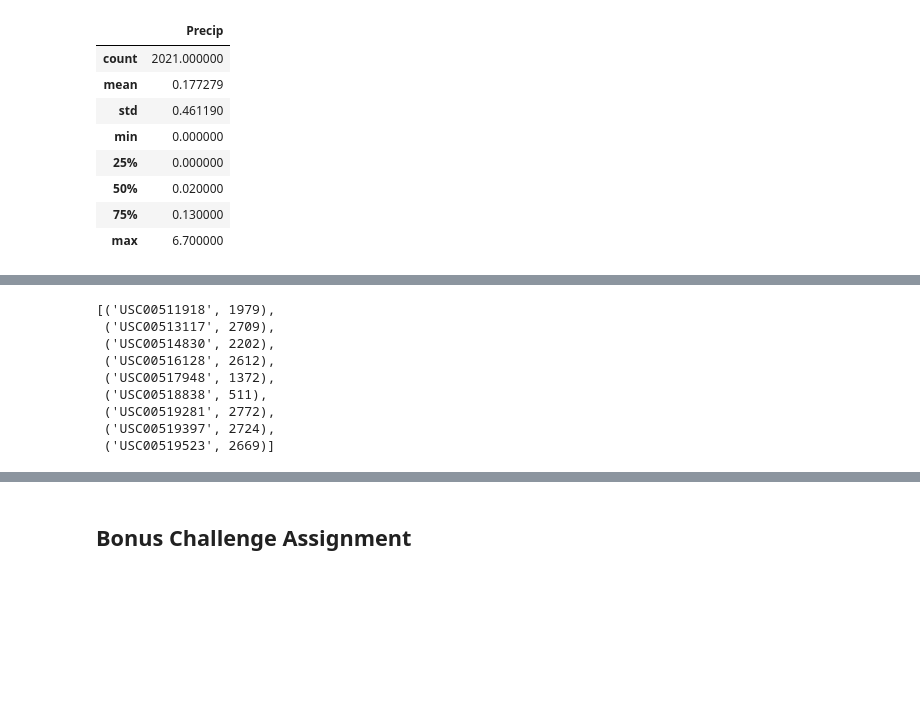
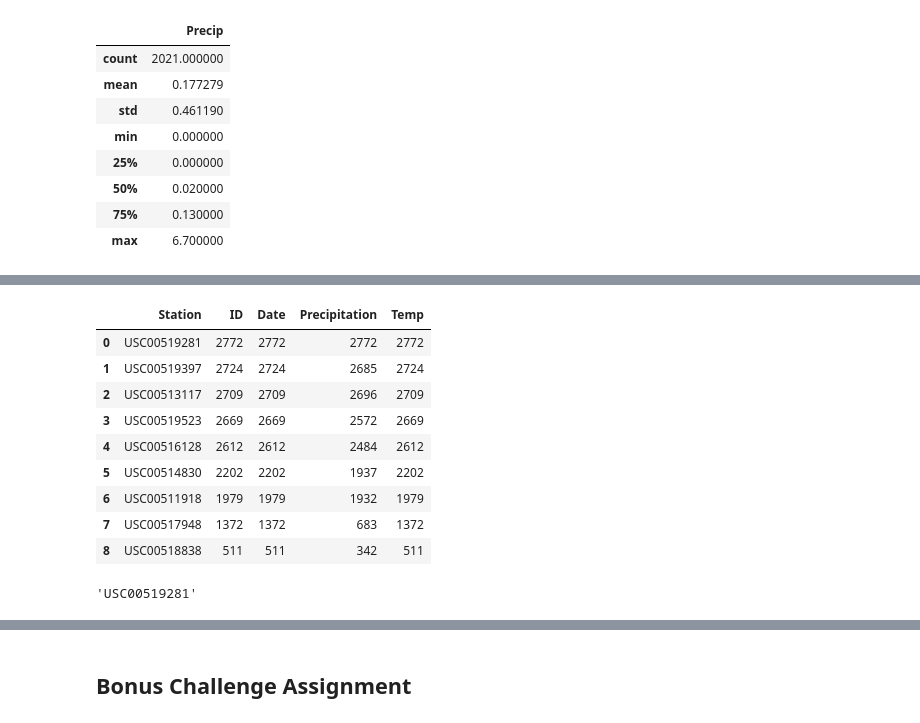
Before and after one commit to rmaher314/HW8_SQLAlchemy_Challenge, a Jupyter notebook: climate_starter.ipynb, the cells around one changed output, grey strips where cells are left out. Saved outputs shown, nothing was run; the diff lists cells and outputs as text; code cells hidden in the pictures; blank space fills up the shorter version.

```diff
--- a/climate_starter.ipynb
+++ b/climate_starter.ipynb
@@ -131,15 +144,22 @@ total_stations
 # %%
 # What are the most active stations? (i.e. what stations have the most rows)?
 # List the stations and the counts in descending order.
-active_stations = session.query(Measurement.station, func.count(Measurement.station)).group_by(Measurement.station).all()#.order_by(active_stations()).statement
-active_stations # = order_by(Emoji.score.desc()).all()
+stations_activity_df = measurement_df.groupby("Station").count().sort_values("ID", ascending= False).reset_index()
+stations_activity_df
 # %% [output]
-[('USC00511918', 1979),
- ('USC00513117', 2709),
- ('USC00514830', 2202),
- ('USC00516128', 2612),
- ('USC00517948', 1372),
- ('USC00518838', 511),
- ('USC00519281', 2772),
- ('USC00519397', 2724),
- ('USC00519523', 2669)]
+|  | Station | ID | Date | Precipitation | Temp |
+| 0 | USC00519281 | 2772 | 2772 | 2772 | 2772 |
+| 1 | USC00519397 | 2724 | 2724 | 2685 | 2724 |
+| 2 | USC00513117 | 2709 | 2709 | 2696 | 2709 |
+| 3 | USC00519523 | 2669 | 2669 | 2572 | 2669 |
+| 4 | USC00516128 | 2612 | 2612 | 2484 | 2612 |
+| 5 | USC00514830 | 2202 | 2202 | 1937 | 2202 |
+| 6 | USC00511918 | 1979 | 1979 | 1932 | 1979 |
+| 7 | USC00517948 | 1372 | 1372 | 683 | 1372 |
+| 8 | USC00518838 | 511 | 511 | 342 | 511 |
+# %%
+# What are the most active stations? (i.e. what stations have the most rows)?
+most_active_station = stations_activity_df.iloc[0]['Station']
+most_active_station
+# %% [output]
+'USC00519281'
```
Also changed, not shown: parts of 13 cells of this notebook.
